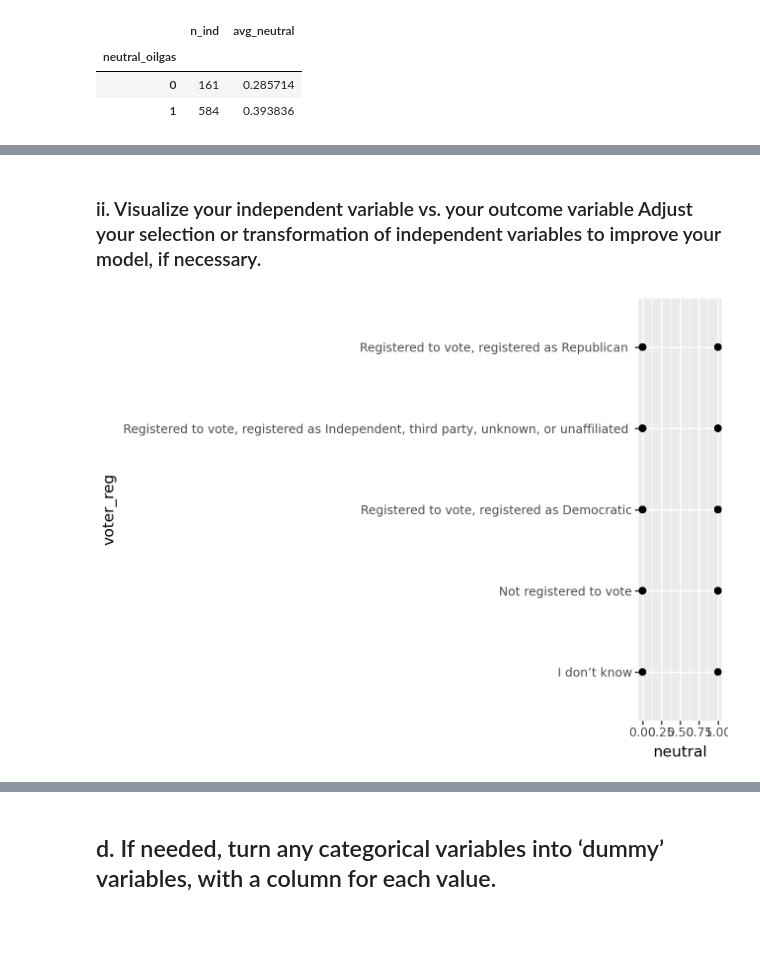
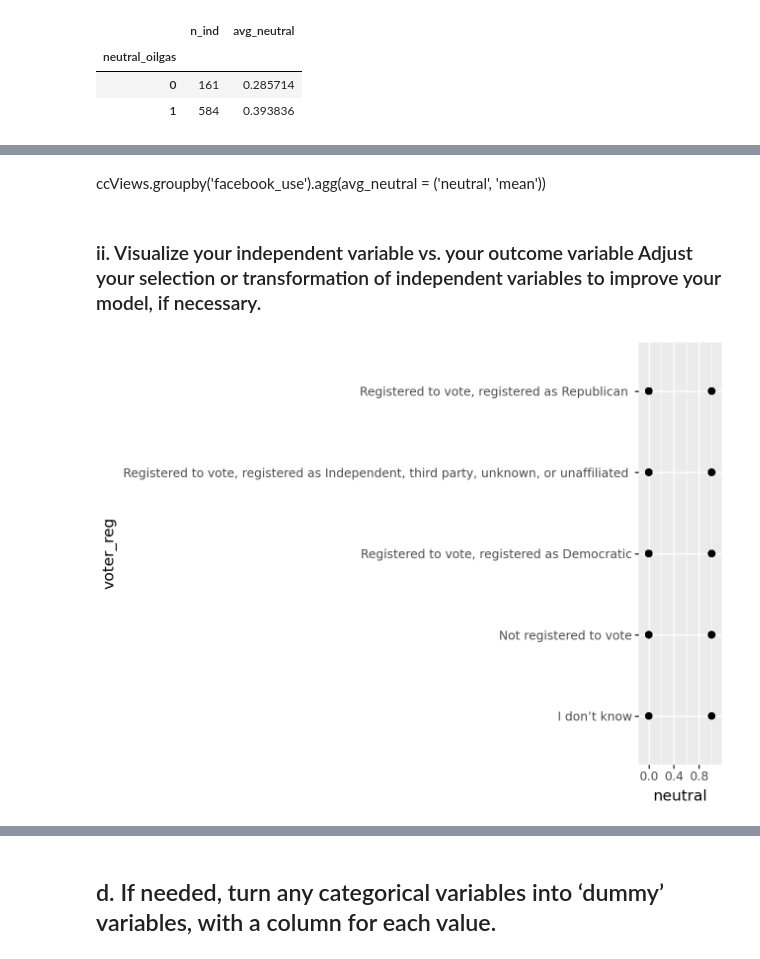
Before and after one commit to pastelpargoal/RegressionTableHP, a Jupyter notebook: Hw6.ipynb, the cells around one changed output, grey strips where cells are left out. Cells and saved outputs as stored; diff of their text form; code cells hidden in the pictures; blank space fills up the shorter version.

```diff
--- a/Hw6.ipynb
+++ b/Hw6.ipynb
@@ -278,9 +211,0 @@ ccViews
-# %%
-ccViews['neutral_facebook_use'] = np.where(
-    ccViews['facebook_use'].isin([
-        'Every day',
-        'Once a week',
-        #'Yes, both myself and close friends or family members are employed in the oil and gas industry'
-    ]), 0, 1
-)
-ccViews
@@ -301,24 +211,0 @@ ccViews
-# %%
-# Recode voter_reg into Neutral vs. Not Neutral
-ccViews['neutral_voter_reg'] = np.where(
-    ccViews['voter_reg'].isin([
-        'Registered to vote, registered as Democratic',
-        'Registered to vote, registered as Republican'
-    ]), 'not neutral', 'neutral'
-)
-
-ccViews['neutral_cities'] = np.where(
-    ccViews['City'].isin([
-        'Registered to vote, registered as Democratic',
-        'Registered to vote, registered as Republican'
-    ]), 'not neutral', 'neutral'
-)
-ccViews['neutral_oilgas'] = np.where(
-    ccViews['works_in_oil_gas'].isin([
-        'Yes, a close friend or family member is employed in the oil and gas industry',
-        'Yes, I am employed in the oil and gas industry',
-        'Yes, both myself and close friends or family members are employed in the oil and gas industry'
-    ]), 'not neutral', 'neutral'
-)
-ccViews #['neutral_voter_reg']
-#
@@ -375,6 +212,3 @@ ccViews.groupby('works_in_oil_gas').agg(og_min = ('neutral_oilgas','min'), og_ma
-# %%
-ccViews['neutral_oilgas'] = np.where(
-    ccViews['works_in_oil_gas'].isin([ neutral
 # %% [markdown]
 ## c. Now look into how those independent variables relate to the outcome variable at a high level. Suggestions:
 # %% [markdown]
@@ -417,11 +268,13 @@ dtype: float64
+# %% [markdown]
+ccViews.groupby('facebook_use').agg(avg_neutral = ('neutral', 'mean'))
 # %% [markdown]
 ### ii. Visualize your independent variable vs. your outcome variable Adjust your selection or transformation of independent variables to improve your model, if necessary.
 # %%
-import matplotlib.pyplot as plt
-import seaborn as sns
+
 
 (ggplot(ccViews, aes(x='neutral', y='voter_reg'))
 + geom_point(alpha=.25, size=2)
+ + xlim(-0.1, 1.1)
  )
 # %% [output]
-[figure, old version]
+[figure, new version]
```
Also changed, not shown: parts of 33 cells of this notebook.
